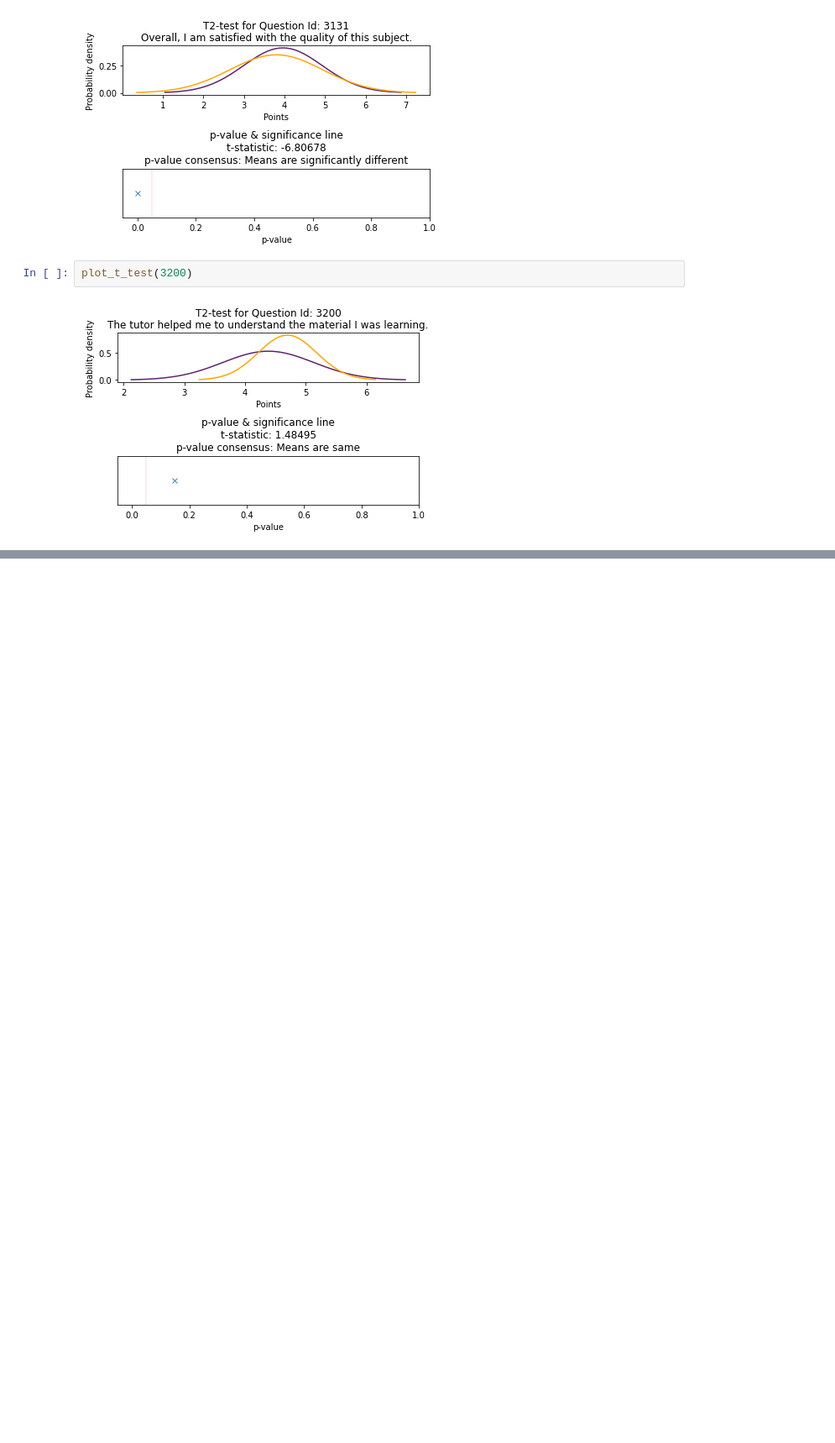
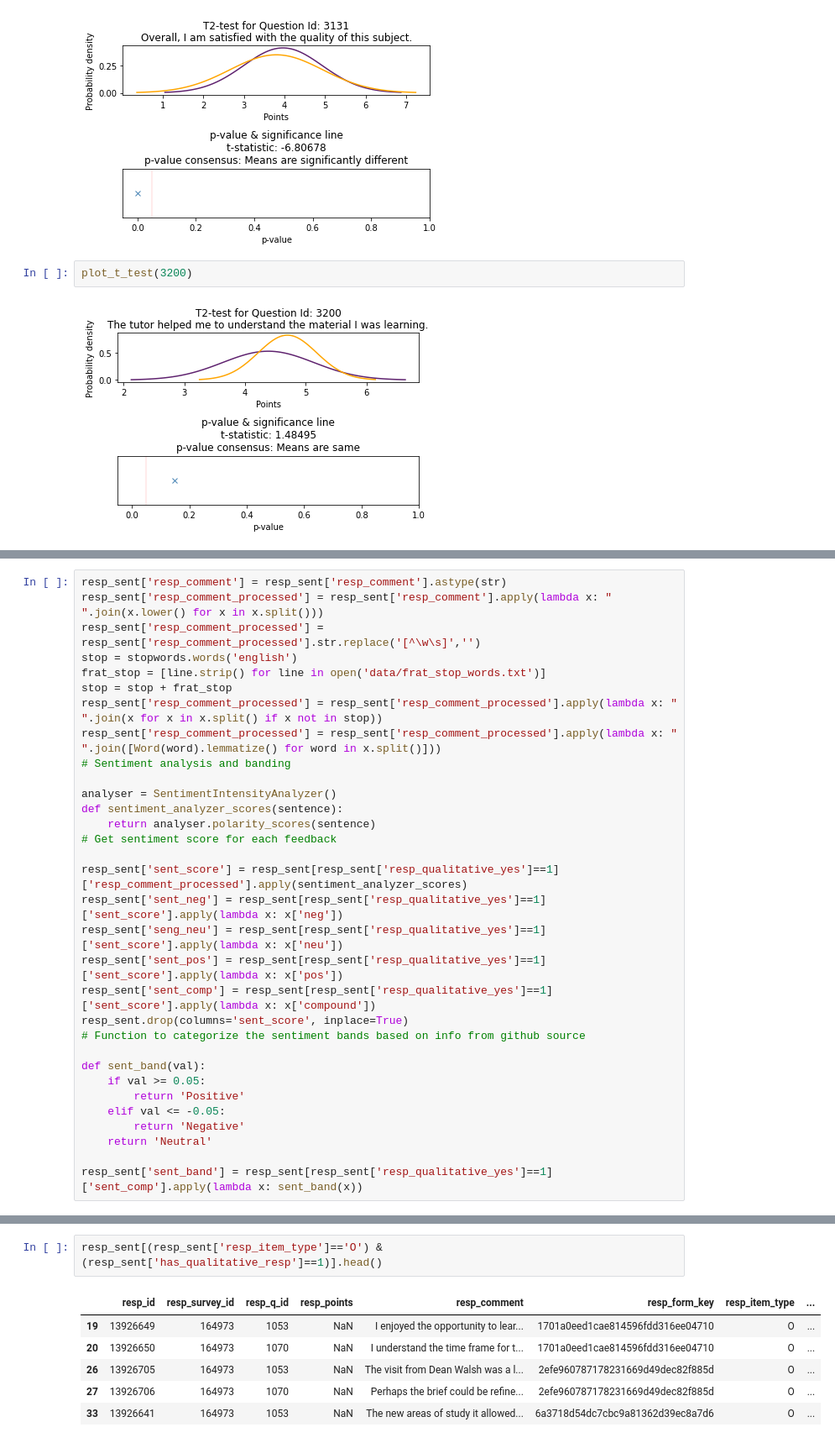
Before and after one commit to Lhogeshwaran/frat_demo, a Jupyter notebook: transform.ipynb, the cells around one changed output, grey strips where cells are left out. Shown at 84% size. Drawn from its saved outputs; the diff is of its cells as text; blank space fills up the shorter version.

Commit message:
Feature engineering for sentiment analysis in python callable and notebook updateed.

```diff
--- a/transform.ipynb
+++ b/transform.ipynb
@@ -187,0 +208,32 @@ plot_t_test(3200)
+# %%
+resp_sent['resp_comment'] = resp_sent['resp_comment'].astype(str)
+resp_sent['resp_comment_processed'] = resp_sent['resp_comment'].apply(lambda x: " ".join(x.lower() for x in x.split()))
+resp_sent['resp_comment_processed'] = resp_sent['resp_comment_processed'].str.replace('[^\w\s]','')
+stop = stopwords.words('english')
+frat_stop = [line.strip() for line in open('data/frat_stop_words.txt')]
+stop = stop + frat_stop
+resp_sent['resp_comment_processed'] = resp_sent['resp_comment_processed'].apply(lambda x: " ".join(x for x in x.split() if x not in stop))
+resp_sent['resp_comment_processed'] = resp_sent['resp_comment_processed'].apply(lambda x: " ".join([Word(word).lemmatize() for word in x.split()]))
+# Sentiment analysis and banding
+
+analyser = SentimentIntensityAnalyzer()
+def sentiment_analyzer_scores(sentence):
+    return analyser.polarity_scores(sentence)
+# Get sentiment score for each feedback
+
+resp_sent['sent_score'] = resp_sent[resp_sent['resp_qualitative_yes']==1]['resp_comment_processed'].apply(sentiment_analyzer_scores)
+resp_sent['sent_neg'] = resp_sent[resp_sent['resp_qualitative_yes']==1]['sent_score'].apply(lambda x: x['neg'])
+resp_sent['seng_neu'] = resp_sent[resp_sent['resp_qualitative_yes']==1]['sent_score'].apply(lambda x: x['neu'])
+resp_sent['sent_pos'] = resp_sent[resp_sent['resp_qualitative_yes']==1]['sent_score'].apply(lambda x: x['pos'])
+resp_sent['sent_comp'] = resp_sent[resp_sent['resp_qualitative_yes']==1]['sent_score'].apply(lambda x: x['compound'])
+resp_sent.drop(columns='sent_score', inplace=True)
+# Function to categorize the sentiment bands based on info from github source
+
+def sent_band(val):
+    if val >= 0.05:
+        return 'Positive'
+    elif val <= -0.05:
+        return 'Negative'
+    return 'Neutral'
+
+resp_sent['sent_band'] = resp_sent[resp_sent['resp_qualitative_yes']==1]['sent_comp'].apply(lambda x: sent_band(x))
@@ -187,0 +258,9 @@ plot_t_test(3200)
+# %%
+resp_sent[(resp_sent['resp_item_type']=='O') & (resp_sent['has_qualitative_resp']==1)].head()
+# %% [output]
+|  | resp_id | resp_survey_id | resp_q_id | resp_points | resp_comment | resp_form_key | resp_item_type | ... |
+| 19 | 13926649 | 164973 | 1053 | NaN | I enjoyed the opportunity to lear... | 1701a0eed1cae814596fdd316ee04710 | O | ... |
+| 20 | 13926650 | 164973 | 1070 | NaN | I understand the time frame for t... | 1701a0eed1cae814596fdd316ee04710 | O | ... |
+| 26 | 13926705 | 164973 | 1053 | NaN | The visit from Dean Walsh was a l... | 2efe960787178231669d49dec82f885d | O | ... |
+| 27 | 13926706 | 164973 | 1070 | NaN | Perhaps the brief could be refine... | 2efe960787178231669d49dec82f885d | O | ... |
+| 33 | 13926641 | 164973 | 1053 | NaN | The new areas of study it allowed... | 6a3718d54dc7cbc9a81362d39ec8a7d6 | O | ... |
```
Also changed, not shown: parts of 4 cells of this notebook, 1 other file.
